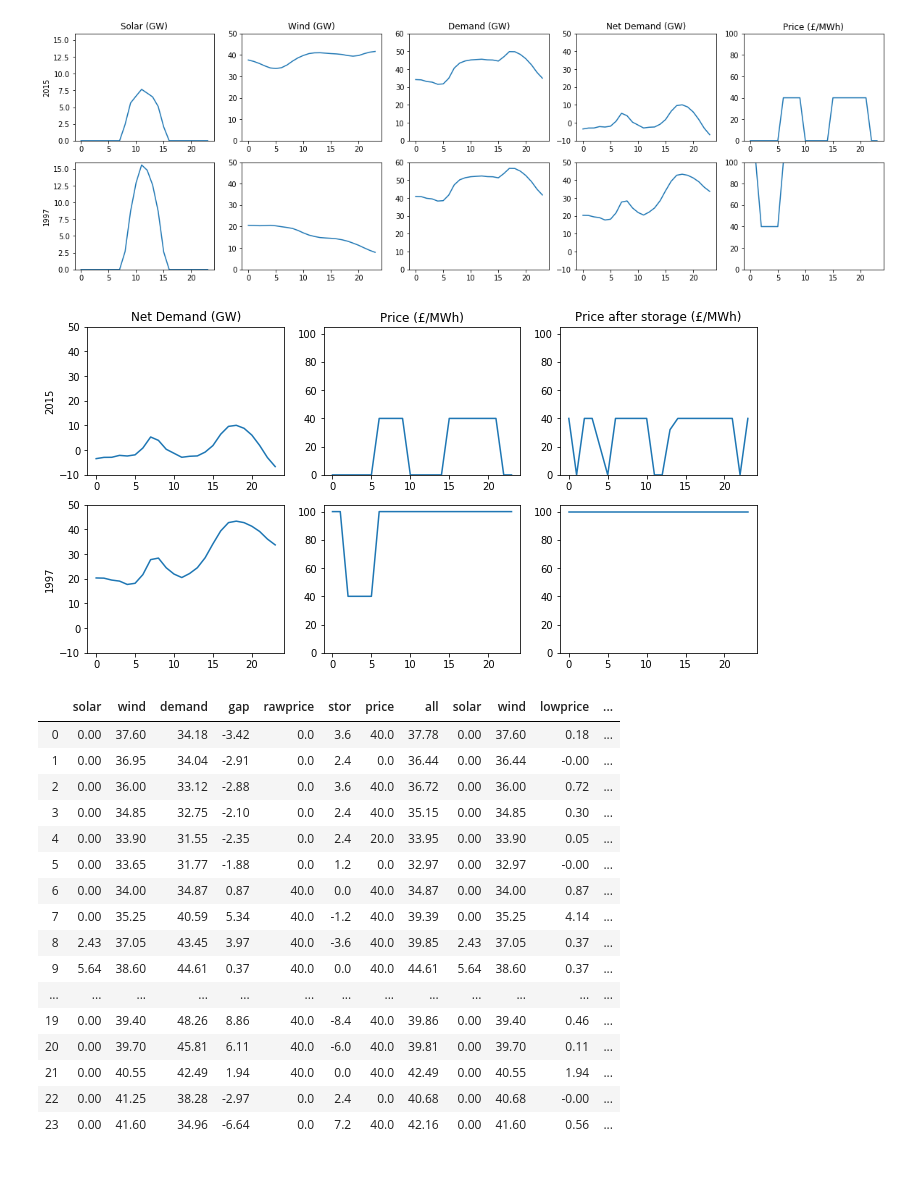
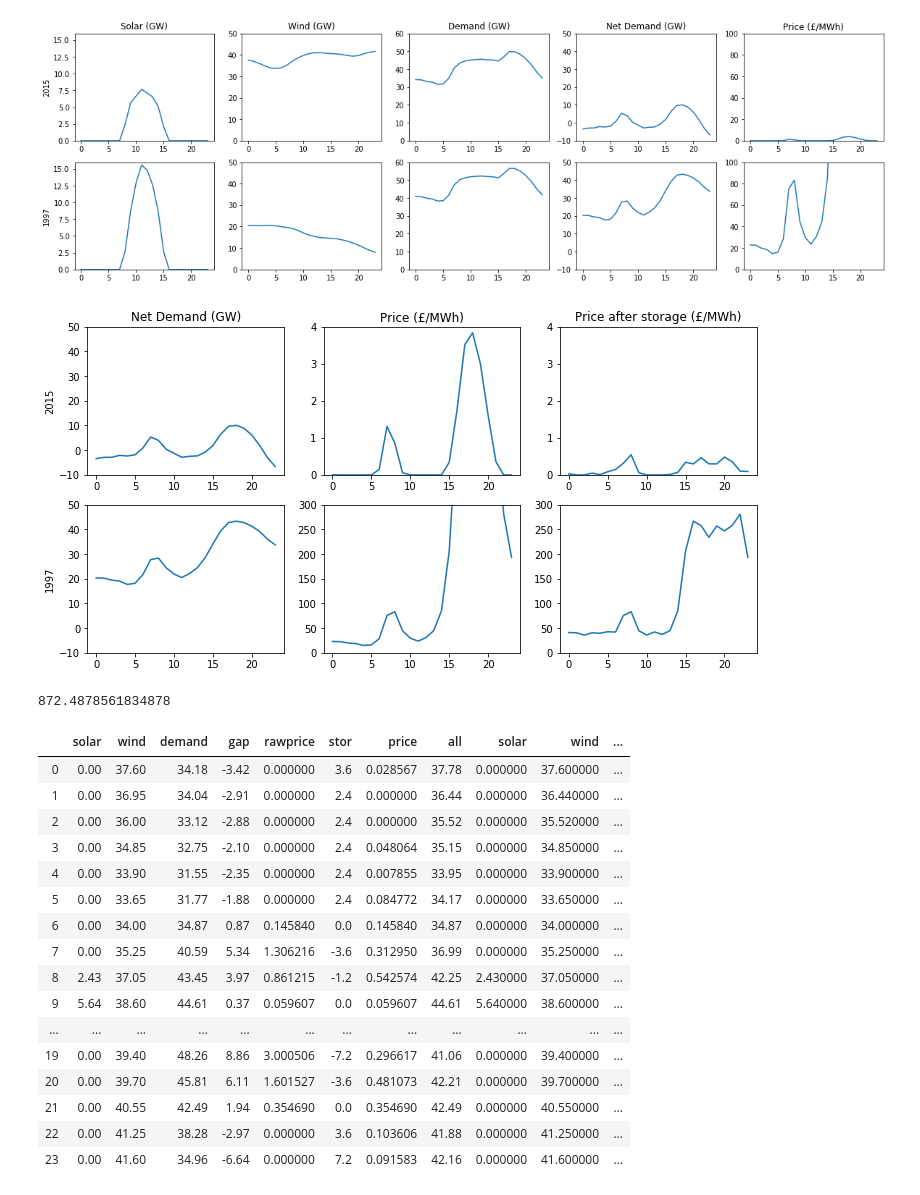
Before and after one commit to gjlipman/notebooks_public, a Jupyter notebook: ElecModel.ipynb, the cells around one changed output. Cells and saved outputs as stored; diff of their text form; code cells hidden in the pictures.

```diff
--- a/ElecModel.ipynb
+++ b/ElecModel.ipynb
@@ -62,13 +65,17 @@ def compute_paths(rawsims, hourtypes, params):
     sims[:,6,:] = f(floor(sims[:,3,:]+sims[:,5,:]))
     return sims
 # %%
-def create_fuel_interpolator(lowcap, lowprice, highcap, highprice, xhighcap, xhighprice):
+def create_fuel_interpolator_old(lowcap, lowprice, highcap, highprice, xhighcap, xhighprice):
     from scipy import interpolate
     assert lowprice<highprice
     x = [0, 0.1, lowcap, lowcap+0.01, lowcap+highcap, lowcap+highcap+0.01, lowcap+highcap+xhighcap]
     y = [0, lowprice, lowprice, highprice, highprice, xhighprice, xhighprice]
     f = interpolate.interp1d(x, y, assume_sorted=True)
     return f
+
+def create_fuel_interpolator(capacity, price, maxprice):
+    rate = np.log(price)/capacity
+    return lambda x: np.where(np.exp(rate*x)>maxprice,maxprice, np.exp(rate*x)-1)
 
 
 periods = pd.date_range(start='2035-01-01', freq='H', periods=365*24)
@@ -107,7 +114,7 @@ params['batteries'] = 12.0
 params['batteryduration']=3 #how many hours of duration a battery has, ie GWh/GW
 params['ns'] = 36 # 1 to 36
 params['offset'] = 0 # 0 to 36-ns
-params['fuel'] = {'lowcap': 20, 'lowprice':40, 'highcap': 30, 'highprice': 100, 'xhighcap':2000, 'xhighprice': 6000}
+params['fuel'] = {'capacity': 25, 'price':50,'maxprice': 5000}
 params['f'] = create_fuel_interpolator(**params['fuel'])
 params['batteryduration']=3 #how many hours of duration a battery has, ie GWh/GW
 params['batterygranularity'] = 10 # number of steps up and down
@@ -230,6 +237,6 @@ plt.figure.size()
 # %%
 paths = [0]
-days = [2]
+days = [4]
 i=0
 col = 6 #6 for price, 2 for demand
 f = plt.figure(figsize=(4*len(days),3*len(paths)))
@@ -239,7 +246,8 @@ for path in paths:
         axes = plt.subplot(len(paths), len(days), i)
         plt.plot(sims[day*24:(day+1)*24, col, path])
         if col==6:
-            axes.set_ylim((0,params['fuel']['highprice']*1.05))
+            pass
+            #axes.set_ylim((0,params['fuel']['price']*0.4))
 
 plt.show()
 # %% [output]
@@ -266,51 +274,59 @@ f.axes[0].set_ylabel('2015')
 f.axes[5].set_ylabel('1997')
 plt.show()
 # %% [output]
-[figure, old version]
+[figure, new version]
 # %%
 paths = [35, 17]
 day = 0
 i=0
-sizes = [(-10,50),(0,105),(0,105)]
+sizes = [(-10,50),(0,200),(0,200)]
 cols = [3,4,6]
 f = plt.figure(figsize=(3*4,3*len(paths)))
 for path in paths:
     for j in range(3):
         i=i+1
         axes = plt.subplot(len(paths), 3, i)
         plt.plot(sims[day*24:(day+1)*24, cols[j], path])
+        if path==35:
+            sizes = [(-10,50),(0,4),(0,4)]
+        else:
+            sizes = [(-10,50),(0,300),(0,300)]
         axes.set_ylim(sizes[j])
 f.axes[0].title.set_text('Net Demand (GW)')
 f.axes[1].title.set_text('Price (£/MWh)')
 f.axes[2].title.set_text('Price after storage (£/MWh)')
 f.axes[0].set_ylabel('2015')
 f.axes[3].set_ylabel('1997')
 plt.show()
 # %% [output]
-[figure, old version]
+[figure, new version]
+# %%
+sims[0*24:(0+1)*24, 4, 17].max()
+# %% [output]
+872.4878561834878
 # %%
 path = 35
 day =0
-df = pd.DataFrame(fullsims[:,:,path], columns=['solar','wind','demand','gap','rawprice','stor','price','all','solar','wind','lowprice','highprice','xhighprice'])
+df = pd.DataFrame(fullsims[:,:,path], columns=['solar','wind','demand','gap','rawprice','stor','price','all','solar','wind','dispatchable'])
 df.iloc[24*day:24*(day+1)]
 # %% [output]
-|  | solar | wind | demand | gap | rawprice | stor | price | all | solar | wind | lowprice | ... |
-| 0 | 0.00 | 37.60 | 34.18 | -3.42 | 0.0 | 3.6 | 40.0 | 37.78 | 0.00 | 37.60 | 0.18 | ... |
-| 1 | 0.00 | 36.95 | 34.04 | -2.91 | 0.0 | 2.4 | 0.0 | 36.44 | 0.00 | 36.44 | -0.00 | ... |
-| 2 | 0.00 | 36.00 | 33.12 | -2.88 | 0.0 | 3.6 | 40.0 | 36.72 | 0.00 | 36.00 | 0.72 | ... |
-| 3 | 0.00 | 34.85 | 32.75 | -2.10 | 0.0 | 2.4 | 40.0 | 35.15 | 0.00 | 34.85 | 0.30 | ... |
-| 4 | 0.00 | 33.90 | 31.55 | -2.35 | 0.0 | 2.4 | 20.0 | 33.95 | 0.00 | 33.90 | 0.05 | ... |
-| 5 | 0.00 | 33.65 | 31.77 | -1.88 | 0.0 | 1.2 | 0.0 | 32.97 | 0.00 | 32.97 | -0.00 | ... |
-| 6 | 0.00 | 34.00 | 34.87 | 0.87 | 40.0 | 0.0 | 40.0 | 34.87 | 0.00 | 34.00 | 0.87 | ... |
-| 7 | 0.00 | 35.25 | 40.59 | 5.34 | 40.0 | -1.2 | 40.0 | 39.39 | 0.00 | 35.25 | 4.14 | ... |
-| 8 | 2.43 | 37.05 | 43.45 | 3.97 | 40.0 | -3.6 | 40.0 | 39.85 | 2.43 | 37.05 | 0.37 | ... |
-| 9 | 5.64 | 38.60 | 44.61 | 0.37 | 40.0 | 0.0 | 40.0 | 44.61 | 5.64 | 38.60 | 0.37 | ... |
-| ... | ... | ... | ... | ... | ... | ... | ... | ... | ... | ... | ... | ... |
-| 19 | 0.00 | 39.40 | 48.26 | 8.86 | 40.0 | -8.4 | 40.0 | 39.86 | 0.00 | 39.40 | 0.46 | ... |
-| 20 | 0.00 | 39.70 | 45.81 | 6.11 | 40.0 | -6.0 | 40.0 | 39.81 | 0.00 | 39.70 | 0.11 | ... |
-| 21 | 0.00 | 40.55 | 42.49 | 1.94 | 40.0 | 0.0 | 40.0 | 42.49 | 0.00 | 40.55 | 1.94 | ... |
-| 22 | 0.00 | 41.25 | 38.28 | -2.97 | 0.0 | 2.4 | 0.0 | 40.68 | 0.00 | 40.68 | -0.00 | ... |
-| 23 | 0.00 | 41.60 | 34.96 | -6.64 | 0.0 | 7.2 | 40.0 | 42.16 | 0.00 | 41.60 | 0.56 | ... |
+|  | solar | wind | demand | gap | rawprice | stor | price | all | solar | wind | ... |
+| 0 | 0.00 | 37.60 | 34.18 | -3.42 | 0.000000 | 3.6 | 0.028567 | 37.78 | 0.000000 | 37.600000 | ... |
+| 1 | 0.00 | 36.95 | 34.04 | -2.91 | 0.000000 | 2.4 | 0.000000 | 36.44 | 0.000000 | 36.440000 | ... |
+| 2 | 0.00 | 36.00 | 33.12 | -2.88 | 0.000000 | 2.4 | 0.000000 | 35.52 | 0.000000 | 35.520000 | ... |
+| 3 | 0.00 | 34.85 | 32.75 | -2.10 | 0.000000 | 2.4 | 0.048064 | 35.15 | 0.000000 | 34.850000 | ... |
+| 4 | 0.00 | 33.90 | 31.55 | -2.35 | 0.000000 | 2.4 | 0.007855 | 33.95 | 0.000000 | 33.900000 | ... |
+| 5 | 0.00 | 33.65 | 31.77 | -1.88 | 0.000000 | 2.4 | 0.084772 | 34.17 | 0.000000 | 33.650000 | ... |
+| 6 | 0.00 | 34.00 | 34.87 | 0.87 | 0.145840 | 0.0 | 0.145840 | 34.87 | 0.000000 | 34.000000 | ... |
+| 7 | 0.00 | 35.25 | 40.59 | 5.34 | 1.306216 | -3.6 | 0.312950 | 36.99 | 0.000000 | 35.250000 | ... |
+| 8 | 2.43 | 37.05 | 43.45 | 3.97 | 0.861215 | -1.2 | 0.542574 | 42.25 | 2.430000 | 37.050000 | ... |
+| 9 | 5.64 | 38.60 | 44.61 | 0.37 | 0.059607 | 0.0 | 0.059607 | 44.61 | 5.640000 | 38.600000 | ... |
+| ... | ... | ... | ... | ... | ... | ... | ... | ... | ... | ... | ... |
+| 19 | 0.00 | 39.40 | 48.26 | 8.86 | 3.000506 | -7.2 | 0.296617 | 41.06 | 0.000000 | 39.400000 | ... |
+| 20 | 0.00 | 39.70 | 45.81 | 6.11 | 1.601527 | -3.6 | 0.481073 | 42.21 | 0.000000 | 39.700000 | ... |
+| 21 | 0.00 | 40.55 | 42.49 | 1.94 | 0.354690 | 0.0 | 0.354690 | 42.49 | 0.000000 | 40.550000 | ... |
+| 22 | 0.00 | 41.25 | 38.28 | -2.97 | 0.000000 | 3.6 | 0.103606 | 41.88 | 0.000000 | 41.250000 | ... |
+| 23 | 0.00 | 41.60 | 34.96 | -6.64 | 0.000000 | 7.2 | 0.091583 | 42.16 | 0.000000 | 41.600000 | ... |
 # %%
 ind = pd.MultiIndex.from_tuples([(100,50,12),(120,50,12),(120,60,12),(120,60,15)], names=( 'solar_capacity','wind_capacity','battery_capacity'))
 df = pd.DataFrame(index=ind, columns=['solar revenue (£/MW capacity)','wind revenue (£/MW capacity)'])
```
Also changed, not shown: parts of 8 cells of this notebook.
